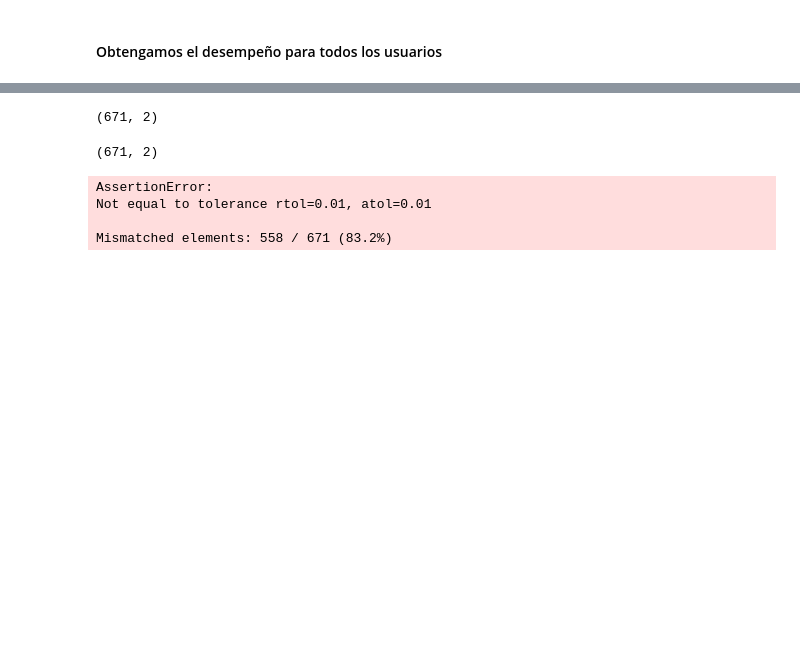
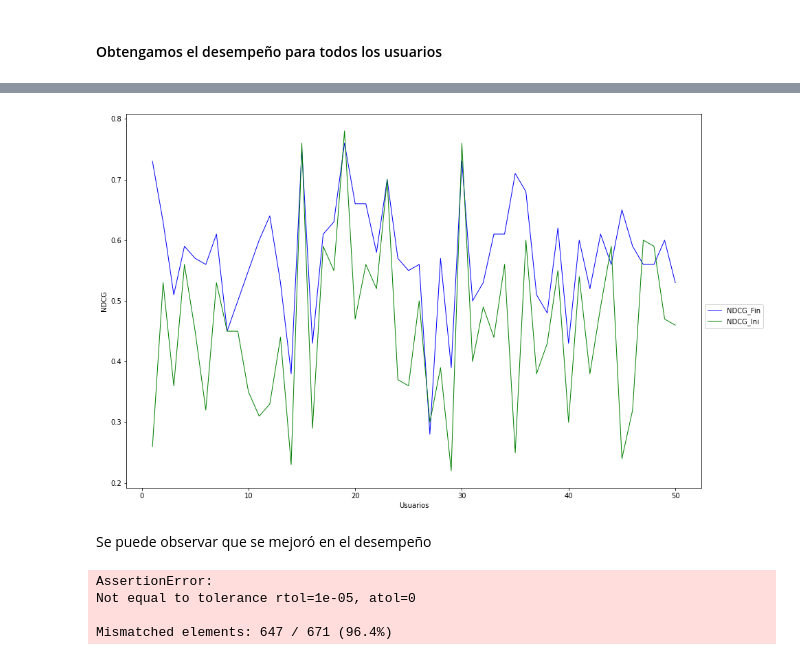
Before and after one commit to ElenaVillano/sistemas_recomendacion, a Jupyter notebook: sistema_recomendacion.ipynb, the cells around one changed output, grey strips where cells are left out. Drawn from its saved outputs; the diff is of its cells as text; code cells hidden in the pictures; blank space fills up the shorter version.

```diff
--- a/sistema_recomendacion.ipynb
+++ b/sistema_recomendacion.ipynb
@@ -330,4 +324,0 @@ ndcg_ar = np.array(ndcg_a)
-# %%
-ndcg_ar.shape
-# %% [output]
-(671, 2)
@@ -337,11 +325,31 @@ ndcg_Y_0_ar = np.array(ndcg_Y_0_a)
-# %%
-ndcg_Y_0_ar.shape
-# %% [output]
-(671, 2)
+# %%
+# Transformando diccionario a arreglo
+# Datos predichos
+#ndcg_a = list(ndcg. items())
+#ndcg_ar = np.array(ndcg_a)
+ndcg_ar = list(ndcg.values())
+# Datos originales
+#ndcg_Y_0_a = list(ndcg_Y_0.items())
+#ndcg_Y_0_ar = np.array(ndcg_Y_0_a)
+ndcg_Y_0_ar = list(ndcg_Y_0.values())
+list_fisrt_users = list(range(1, 51))
+# %%
+plt.figure(figsize=(15,10))
+plt.plot(list_fisrt_users, ndcg_ar[:50], label = 'NDCG_Fin', linewidth = 1,color='b')
+plt.plot(list_fisrt_users, ndcg_Y_0_ar[:50], label = 'NDCG_Ini', linewidth = 1,color='g')
+plt.xlabel('Usuarios')
+plt.ylabel('NDCG')
+plt.legend(['NDCG_Fin','NDCG_Ini'],loc='upper left', bbox_to_anchor=(1.0, 0.5))
+plt.show()
+# %% [output]
+[figure, added]
+# %% [markdown]
+Se puede observar que se mejoró en el desempeño
 # %%
-np.testing.assert_allclose(ndcg_ar[:,1], ndcg_Y_0_ar[:,1], atol=0.01, rtol=0.01)
+#np.testing.assert_allclose(ndcg_ar[:,1], ndcg_Y_0_ar[:,1], atol=0.01, rtol=0.01)
+np.testing.assert_allclose(ndcg_ar, ndcg_Y_0_ar, rtol=1e-5, atol=0)
 # %% [output]
 AssertionError:
-Not equal to tolerance rtol=0.01, atol=0.01
+Not equal to tolerance rtol=1e-05, atol=0
 
-Mismatched elements: 558 / 671 (83.2%)
+Mismatched elements: 647 / 671 (96.4%)
```
Also changed, not shown: parts of 28 cells of this notebook.
